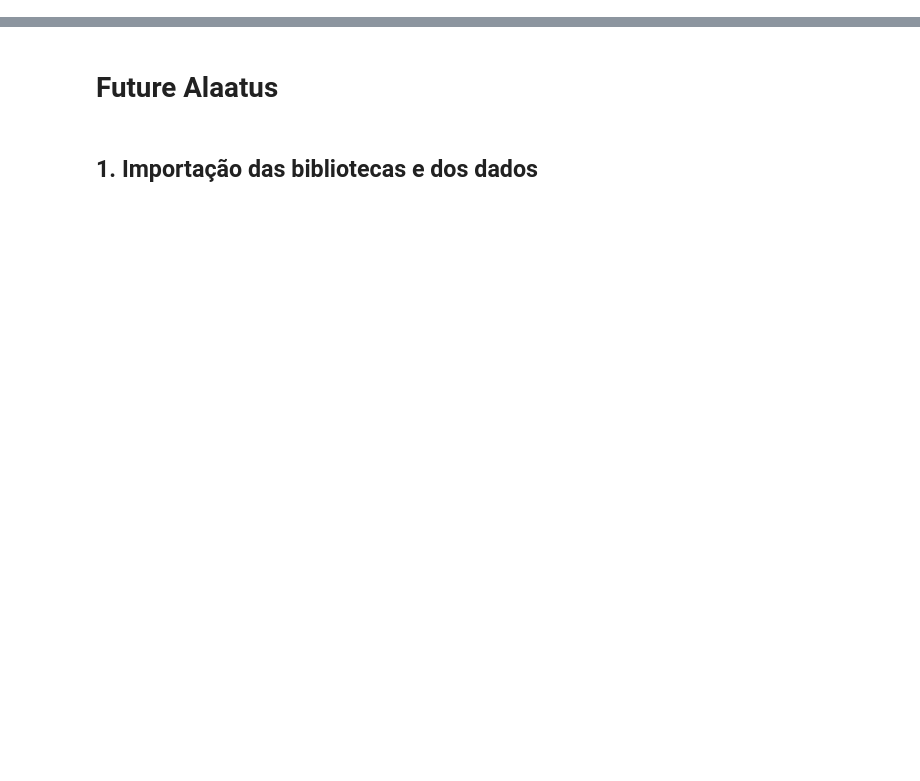
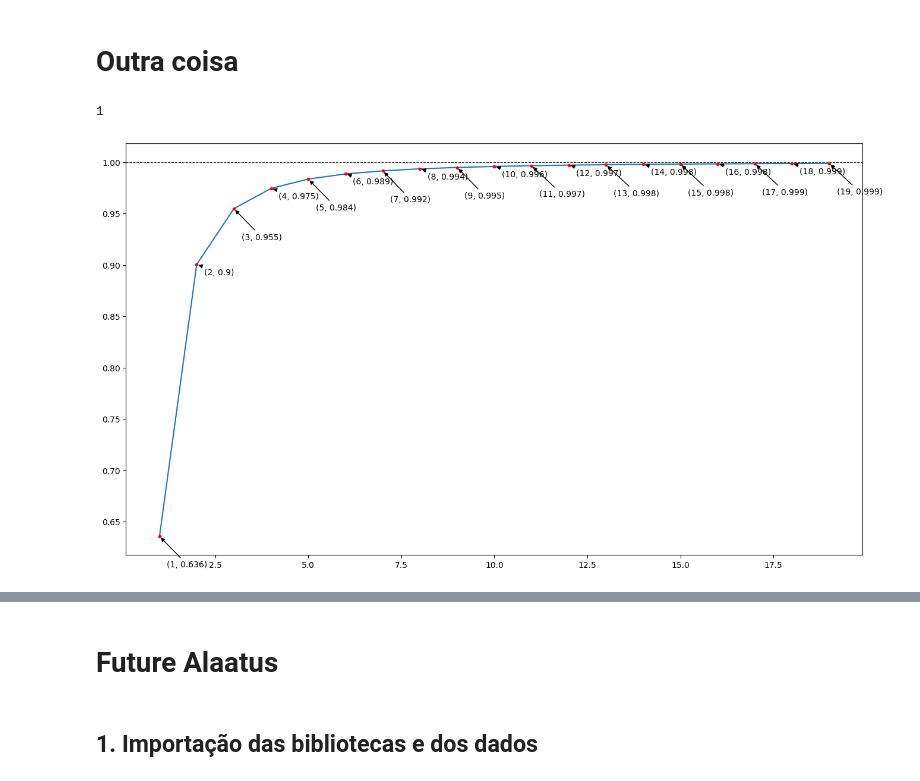
Before and after one commit to AriBarrosFilho/Future_Alaatus_Projeto_Local, a Jupyter notebook: analise_dados/previsao.ipynb, the cells around one changed output, grey strips where cells are left out. Cells and saved outputs as stored; diff of their text form; code cells hidden in the pictures; blank space fills up the shorter version.

```diff
--- a/analise_dados/previsao.ipynb
+++ b/analise_dados/previsao.ipynb
@@ -0,0 +1,2 @@
+# %% [markdown]
+# Outra coisa
@@ -0,0 +6,46 @@
+# %%
+def onda_senoidal(inicio = 0, fim = 4 * np.pi, num = 100, num_fases = 10):
+
+    if num == 100:
+        num = int((fim - inicio) * 50)
+
+    matriz_y = np.zeros(shape = (num, num_fases + 1))
+
+    x = np.linspace(start = inicio, stop = fim, num = num)
+    matriz_y[:, 0] = x
+
+    lista = []
+    for fase_atual in range(1, num_fases):
+
+        for fase in range(1, fase_atual + 1):
+            y = np.abs(np.sin(x + fase * (np.pi/fase_atual)))
+            matriz_y[:, fase] = y
+
+        maior_valor = np.max(a = matriz_y[:, 1:], axis = 1)
+        media = np.mean(maior_valor)
+
+        lista.append((fase_atual, media))
+
+    x, y = zip(*lista)
+    plt.figure(figsize = (16, 9))
+    plt.plot(x, y)
+    plt.axhline(y = 1, color = "k", ls = "--", lw = 0.8, zorder = 1)
+    plt.scatter(x = x, y = y, marker = ".", color = "r", zorder = 5)
+
+    for i, valor in enumerate(y):
+        if i % 2 == 0:
+            plt.annotate(text = f"({x[i]}, {round(valor, 3)})", xy = (x[i], valor), xycoords = "data", xytext = (x[i] + 0.2, valor - 0.03), textcoords = "data",
+                        arrowprops = dict(arrowstyle = "-|>", fc = "k"))
+        else:
+            plt.annotate(text = f"({x[i]}, {round(valor, 3)})", xy = (x[i], valor), xycoords = "data", xytext = (x[i] + 0.2, valor - 0.01), textcoords = "data",
+                        arrowprops = dict(arrowstyle = "-|>", fc = "k"))
+
+    plt.show()
+# %%
+1 % 2
+# %% [output]
+1
+# %%
+onda_senoidal(num_fases = 20)
+# %% [output]
+[figure, added]
```
Also changed, not shown: parts of 50 cells of this notebook.
